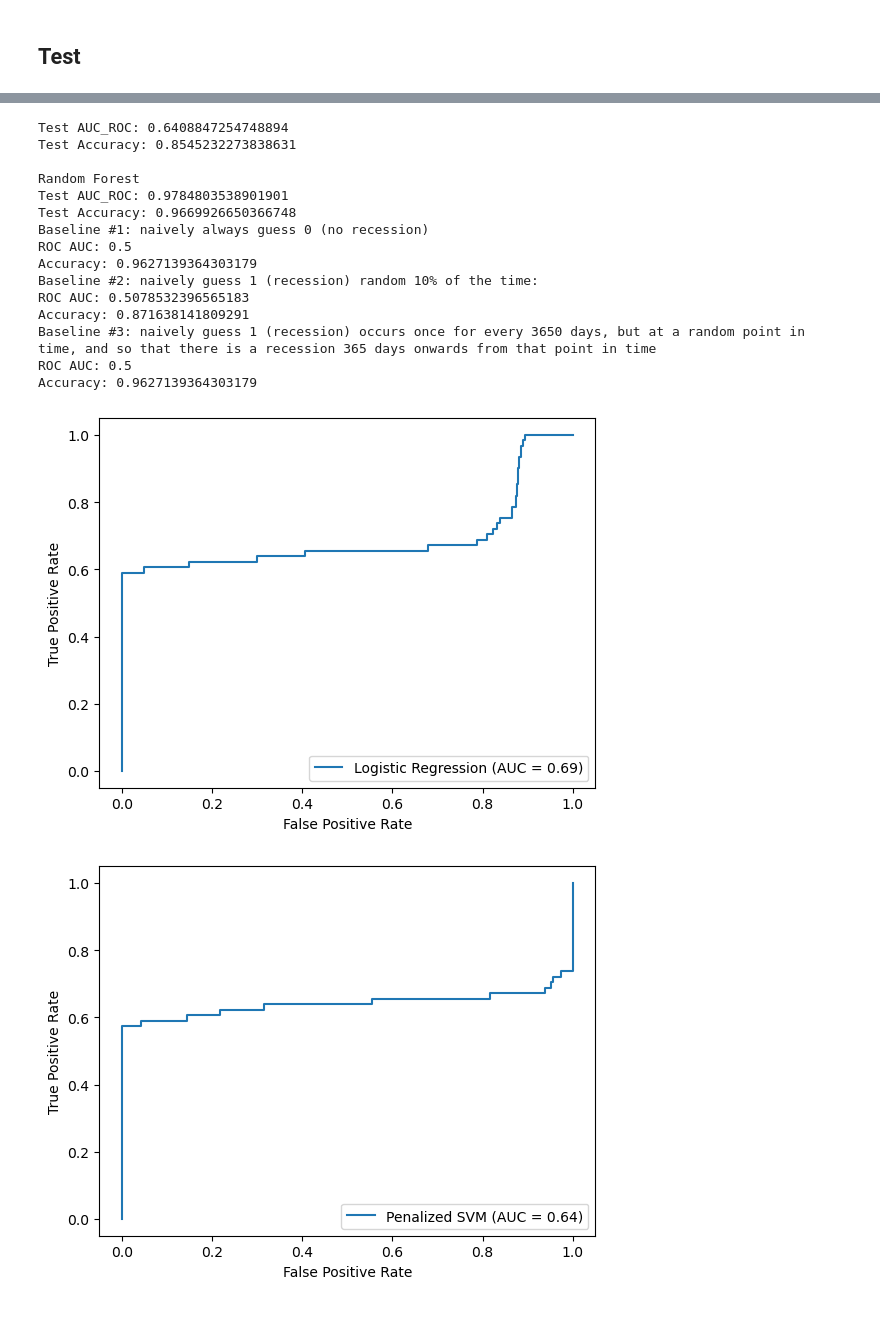
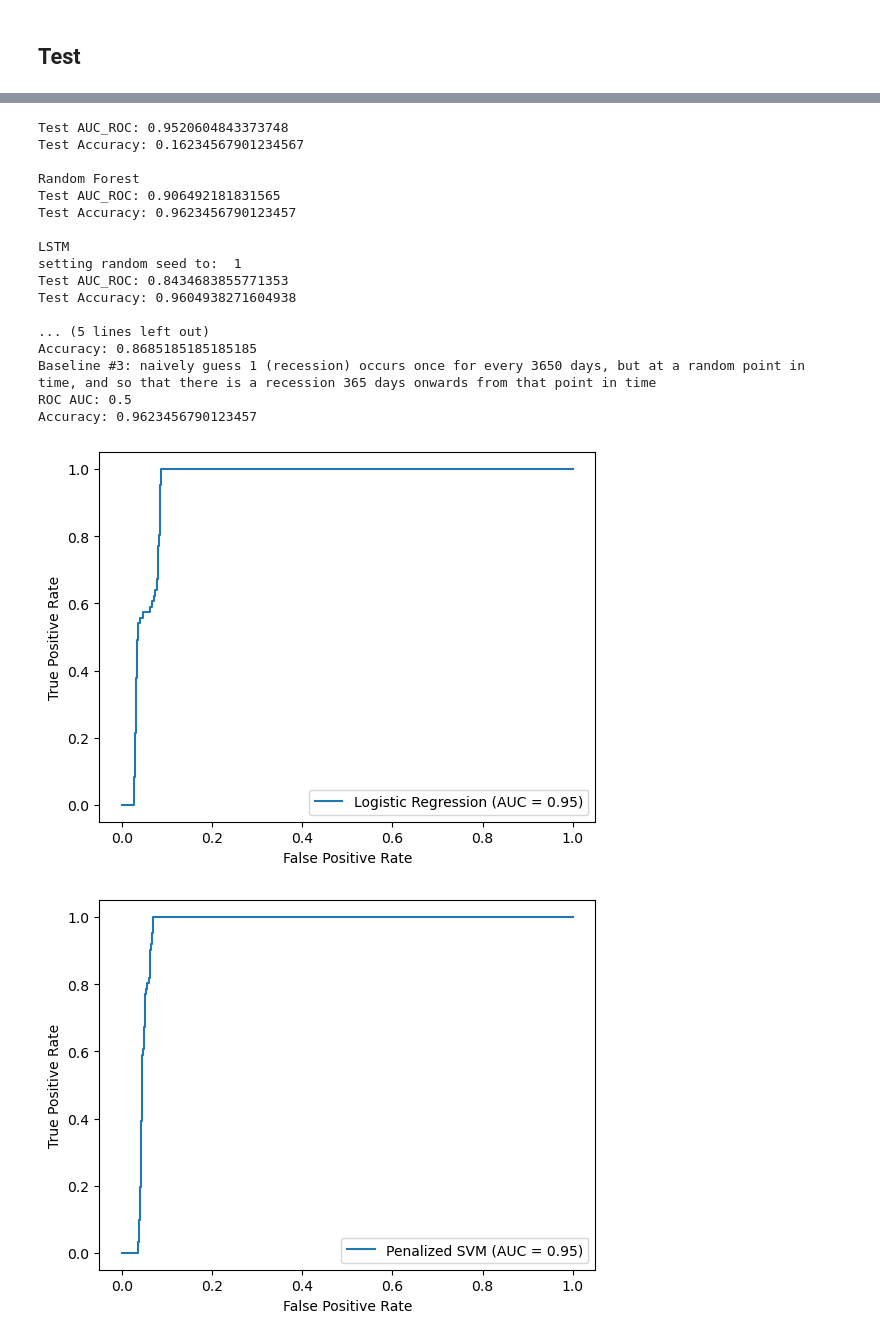
Before and after one commit to Jakoviz/Forward-looking-model-of-the-US-economy, a Jupyter notebook: notebooks/CAPE_BAAFFM_BCI_CCI_CLI_IJC_PMIC_T10Y2Y_T10Y3M_vs_USRECD_GDP_model.ipynb, the cells around one changed output, grey strips where cells are left out. Cells and saved outputs as stored; diff of their text form; code cells hidden in the pictures.

Commit message:
Integrate LSTM and add visualizations.

```diff
--- a/notebooks/CAPE_BAAFFM_BCI_CCI_CLI_IJC_PMIC_T10Y2Y_T10Y3M_vs_USRECD_GDP_model.ipynb
+++ b/notebooks/CAPE_BAAFFM_BCI_CCI_CLI_IJC_PMIC_T10Y2Y_T10Y3M_vs_USRECD_GDP_model.ipynb
@@ -29,0 +52,6 @@ np.set_printoptions(threshold = 30, edgeitems = 30, precision = 2, suppress = Fa
+# %%
+df_path = "../merged_data/CAPE_BAAFFM_BCI_CCI_CLI_IJC_PMIC_T10Y2Y_T10Y3M_vs_USRESCD_GDP.csv"
+features = ['CAPE', "BAAFFM", "BCI", "CCI", "CLI", "IJC", "PMIC", "T10Y2Y", "T10Y3M"]
+model_names_classification = ["Logistic Regression", "Penalized SVM", "Random Forest", "LSTM"]
+model_names_regression = ["Linear Regression", "LSTM"]
+LSTM_length = 10
@@ -30,11 +118,7 @@ np.set_printoptions(threshold = 30, edgeitems = 30, precision = 2, suppress = Fa
 # %%
-df_path = "../merged_data/CAPE_BAAFFM_BCI_CCI_CLI_IJC_PMIC_T10Y2Y_T10Y3M_vs_USRESCD_GDP.csv"
-features = ['CAPE', "BAAFFM", "BCI", "CCI", "CLI", "IJC", "PMIC", "T10Y2Y", "T10Y3M"]
-model_names_classification = ["Logistic Regression", "Penalized SVM", "Random Forest"]
-model_names_regression = ["Linear Regression"]
 get_classification_models = [lambda: linear_model.LogisticRegression(), lambda: svm.SVC(kernel='linear',\
-    class_weight='balanced', probability=True, max_iter=1000), lambda: RandomForestClassifier()]
-get_regression_models = [lambda: linear_model.LinearRegression()]
+    class_weight='balanced', probability=True, max_iter=1000), lambda: RandomForestClassifier(), lambda: get_LSTM_classification_model()]
+get_regression_models = [lambda: linear_model.LinearRegression(), lambda: get_LSTM_regression_model()]
 target_variables_classification = ["USRECD"]
 target_variables_regression = ["GDP_rate", "GDP_abs"]
 target_variables = target_variables_classification + target_variables_regression
@@ -46,7 +130,7 @@ df = df.set_index("Date", drop=True)
 df = df.dropna()
 # %%
 # Split into training and test sets and hold out the test set until the end, so that it remains "unseen".
-lag_of_y = 21 # This is the lag in days we introduce to the predictor variable so that we assess
+lag_of_y = 180 # This is the lag in days we introduce to the predictor variable so that we assess
               # the indicator's ability to predict the target variable this many steps into the future.
 
 df_x = df.iloc[:-lag_of_y][df.columns.difference(target_variables)]
@@ -240,18 +371,40 @@ for target_variable in target_variables_classification:
     for model_name, get_model in zip(model_names_classification, get_classification_models):
         print()
         print(model_name)
+        if model_name == 'LSTM':
+            current_X_train, current_y_train = split_sequences(X_train.to_numpy(), y_train[target_variable].to_numpy(), n_steps=LSTM_length)
+            current_X_train = current_X_train.astype(np.float32)
+            current_y_train = current_y_train.astype(np.float32)
+            current_X_test = pd.concat([X_train.iloc[-LSTM_length+1:], X_test])
+            current_y_test = pd.concat([y_train.iloc[-LSTM_length+1:], y_test])
+            current_X_test, current_y_test = split_sequences(current_X_test.to_numpy(), current_y_test[target_variable].to_numpy(), n_steps=LSTM_length)
+            current_X_test = current_X_test.astype(np.float32)
+            current_y_test = current_y_test.astype(np.float32)
+
         model = get_model()
-        model.fit(X_train[features], y_train[target_variable])
-        positive_probs = [p[1] for p in model.predict_proba(X_test[features])]
-        AUC_ROC = metrics.roc_auc_score(y_test[target_variable], positive_probs)
-        fpr, tpr, thresholds = metrics.roc_curve(y_test[target_variable], positive_probs)
+        if model_name != 'LSTM':
+            model.fit(X_train[features], y_train[target_variable])
+            positive_probs = [p[1] for p in model.predict_proba(X_test[features])]
+            AUC_ROC = metrics.roc_auc_score(y_test[target_variable], positive_probs)
+            fpr, tpr, thresholds = metrics.roc_curve(y_test[target_variable], positive_probs)
+        else:
+            model.fit(current_X_train, current_y_train)
+            positive_probs = [p[1] for p in model.predict_proba(current_X_test)]
+            AUC_ROC = metrics.roc_auc_score(current_y_test, positive_probs)
+            fpr, tpr, thresholds = metrics.roc_curve(current_y_test, positive_probs)
+
         roc_auc = metrics.auc(fpr, tpr)
         display = metrics.RocCurveDisplay(fpr=fpr, tpr=tpr, roc_auc=roc_auc, estimator_name=model_name)
         display.plot()
-        predictions = model.predict(X_test[features])
-        ACC = accuracy_score(y_test[target_variable], predictions)
+        if model_name != 'LSTM':
+            predictions = model.predict(X_test[features])
+            ACC = accuracy_score(y_test[target_variable], predictions)
+        else:
+            predictions = model.predict(current_X_test)
+            ACC = accuracy_score(current_y_test, predictions)
         print("Test AUC_ROC:", AUC_ROC, "\nTest Accuracy:", ACC)
 
+    print()
     total = y_test.shape[0]
     print("Baseline #1: naively always guess 0 (no recession)\nROC AUC:",
         metrics.roc_auc_score(y_test[target_variable], np.zeros(total)),
@@ -281,19 +434,21 @@ Test Accuracy: 0.9688264058679706
 
 Penalized SVM
-Test AUC_ROC: 0.6408847254748894
-Test Accuracy: 0.8545232273838631
+Test AUC_ROC: 0.9520604843373748
+Test Accuracy: 0.16234567901234567
 
 Random Forest
-Test AUC_ROC: 0.9784803538901901
-Test Accuracy: 0.9669926650366748
-Baseline #1: naively always guess 0 (no recession)
-ROC AUC: 0.5
-Accuracy: 0.9627139364303179
-Baseline #2: naively guess 1 (recession) random 10% of the time:
-ROC AUC: 0.5078532396565183
-Accuracy: 0.871638141809291
+Test AUC_ROC: 0.906492181831565
+Test Accuracy: 0.9623456790123457
+
+LSTM
+setting random seed to:  1
+Test AUC_ROC: 0.8434683855771353
+Test Accuracy: 0.9604938271604938
+
+... (5 lines left out)
+Accuracy: 0.8685185185185185
 Baseline #3: naively guess 1 (recession) occurs once for every 3650 days, but at a random point in time, and so that there is a recession 365 days onwards from that point in time
 ROC AUC: 0.5
-Accuracy: 0.9627139364303179
+Accuracy: 0.9623456790123457
-[figure, old version]
+[figure, new version]
-[figure, old version]
+[figure, new version]
```
Also changed, not shown: parts of 15 cells of this notebook, 14 other files.
